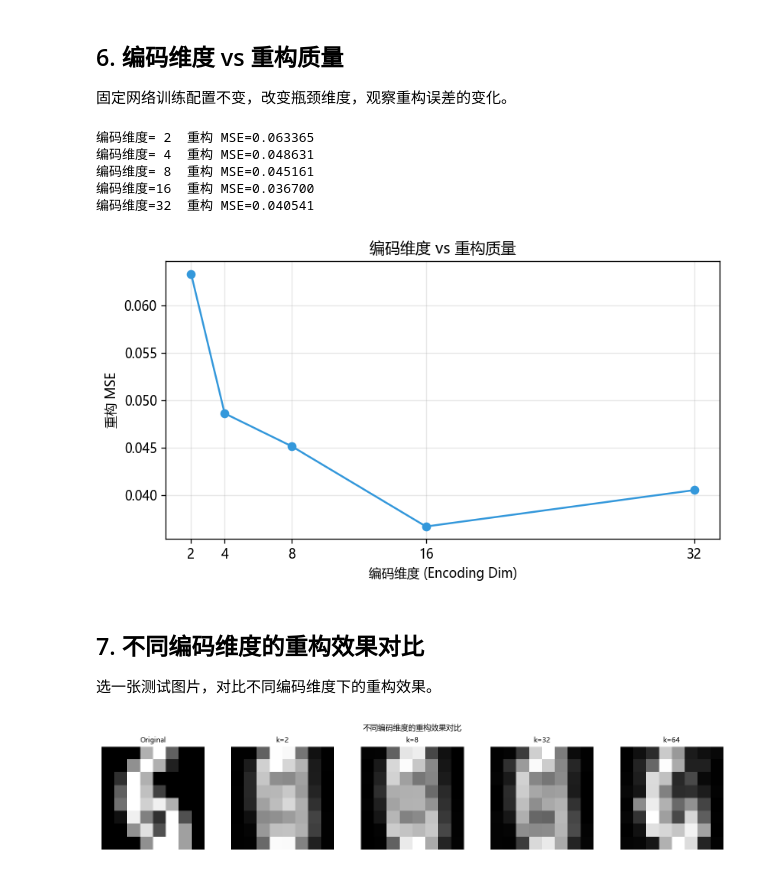
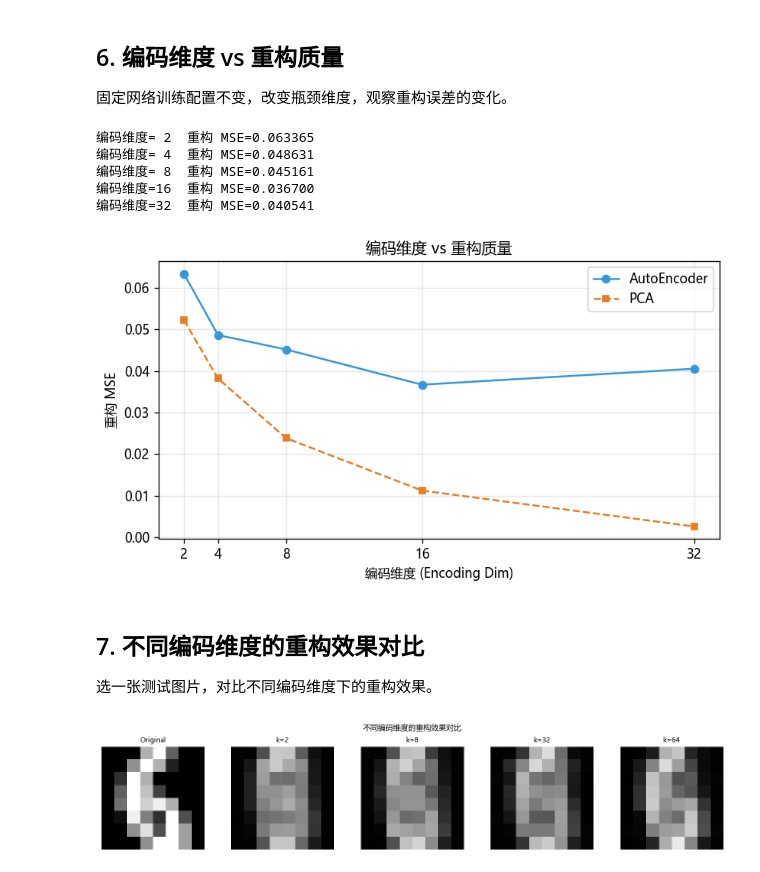
Before and after one commit to HuangWuwutelling/ml-learning, a Jupyter notebook: notebooks/day16_autoencoder.ipynb, the cells around one changed output. Cells and saved outputs as stored; diff of their text form; code cells hidden in the pictures.

```diff
--- a/notebooks/day16_autoencoder.ipynb
+++ b/notebooks/day16_autoencoder.ipynb
@@ -116,6 +119,7 @@ plt.show()
 # %%
 pca = PCA(n_components=2)
-X_test_pca = pca.fit_transform(X_test)
+pca.fit(X_train)          # 和 AutoEncoder 一样只用训练集拟合
+X_test_pca = pca.transform(X_test)
 
 fig, (ax1, ax2) = plt.subplots(1, 2, figsize=(14, 5.5))
 
@@ -135,7 +139,8 @@ ax2.set_xlabel('PC 1')
 ax2.set_ylabel('PC 2')
 ax2.grid(True, alpha=0.3)
 
-fig.colorbar(sc1, ax=[ax1, ax2], ticks=range(10), label='Digit')
+# colorbar 放在 ax2 右侧（之前 ax=[ax1, ax2] 会落进 ax2 中间）
+fig.colorbar(sc1, ax=ax2, fraction=0.046, pad=0.04, ticks=range(10), label='Digit')
 plt.tight_layout()
 plt.show()
 
@@ -155,32 +160,42 @@ AutoEncoder 重构 MSE: 0.063365
 # %%
 encoding_dims = [2, 4, 8, 16, 32]
 mse_scores = []
 
 for k in encoding_dims:
     model = AutoEncoder(input_dim=64, encoding_dim=k, hidden_dim=32,
                         lr=0.1, epochs=200, random_state=42)
     model.fit(X_train)
     X_recon = model.reconstruct(X_test)
     mse = np.mean((X_test - X_recon) ** 2)
     mse_scores.append(mse)
     print(f'编码维度={k:2d}  重构 MSE={mse:.6f}')
 
+# 同维度的 PCA 基准，同样只在训练集上拟合
+pca_scores = []
+for k in encoding_dims:
+    p = PCA(n_components=k).fit(X_train)
+    pca_scores.append(np.mean((X_test - p.inverse_transform(p.transform(X_test))) ** 2))
+
 fig, ax = plt.subplots(figsize=(7, 4))
-ax.plot(encoding_dims, mse_scores, 'o-', color='#3498db', lw=1.5, markersize=6)
+ax.plot(encoding_dims, mse_scores, 'o-', color='#3498db', lw=1.5,
+        markersize=6, label='AutoEncoder')
+ax.plot(encoding_dims, pca_scores, 's--', color='#e67e22', lw=1.5,
+        markersize=5, label='PCA')
 ax.set_xlabel('编码维度 (Encoding Dim)')
 ax.set_ylabel('重构 MSE')
 ax.set_title('编码维度 vs 重构质量')
 ax.set_xticks(encoding_dims)
+ax.legend()
 ax.grid(True, alpha=0.3)
 plt.tight_layout()
 plt.show()
 # %% [output]
 编码维度= 2  重构 MSE=0.063365
 编码维度= 4  重构 MSE=0.048631
 编码维度= 8  重构 MSE=0.045161
 编码维度=16  重构 MSE=0.036700
 编码维度=32  重构 MSE=0.040541
-[figure, old version]
+[figure, new version]
 # %% [markdown]
 ## 7. 不同编码维度的重构效果对比
 
@@ -190,22 +205,24 @@ sample_idx = np.random.randint(len(X_test))
 original = X_test[sample_idx].reshape(8, 8)
 
 fig, axes = plt.subplots(1, 5, figsize=(12, 2.5))
-axes[0].imshow(original, cmap='gray')
+axes[0].imshow(original, cmap='gray', vmin=0, vmax=1)
 axes[0].set_title('Original', fontsize=9)
 axes[0].axis('off')
 
+# hidden_dim 随 k 一起放宽：否则 k>=32 时 32 宽的隐藏层才是真正的瓶颈，
+# 图上会看到 k=64 反而不如 k=32 清晰
 show_dims = [2, 8, 32, 64]
 for i, k in enumerate(show_dims):
-    model = AutoEncoder(input_dim=64, encoding_dim=k, hidden_dim=32,
+    model = AutoEncoder(input_dim=64, encoding_dim=k, hidden_dim=max(32, k),
                         lr=0.1, epochs=100, random_state=42)
     model.fit(X_train)
     recon = model.reconstruct(X_test[sample_idx:sample_idx+1]).reshape(8, 8)
-    axes[i + 1].imshow(recon, cmap='gray')
+    axes[i + 1].imshow(recon, cmap='gray', vmin=0, vmax=1)
     axes[i + 1].set_title(f'k={k}', fontsize=9)
     axes[i + 1].axis('off')
 plt.suptitle('不同编码维度的重构效果对比', fontsize=10)
 plt.tight_layout()
 plt.show()
 # %% [output]
-[figure, old version]
+[figure, new version]
 # %% [markdown]
```
Also changed, not shown: parts of 8 cells of this notebook, 1 other file.
